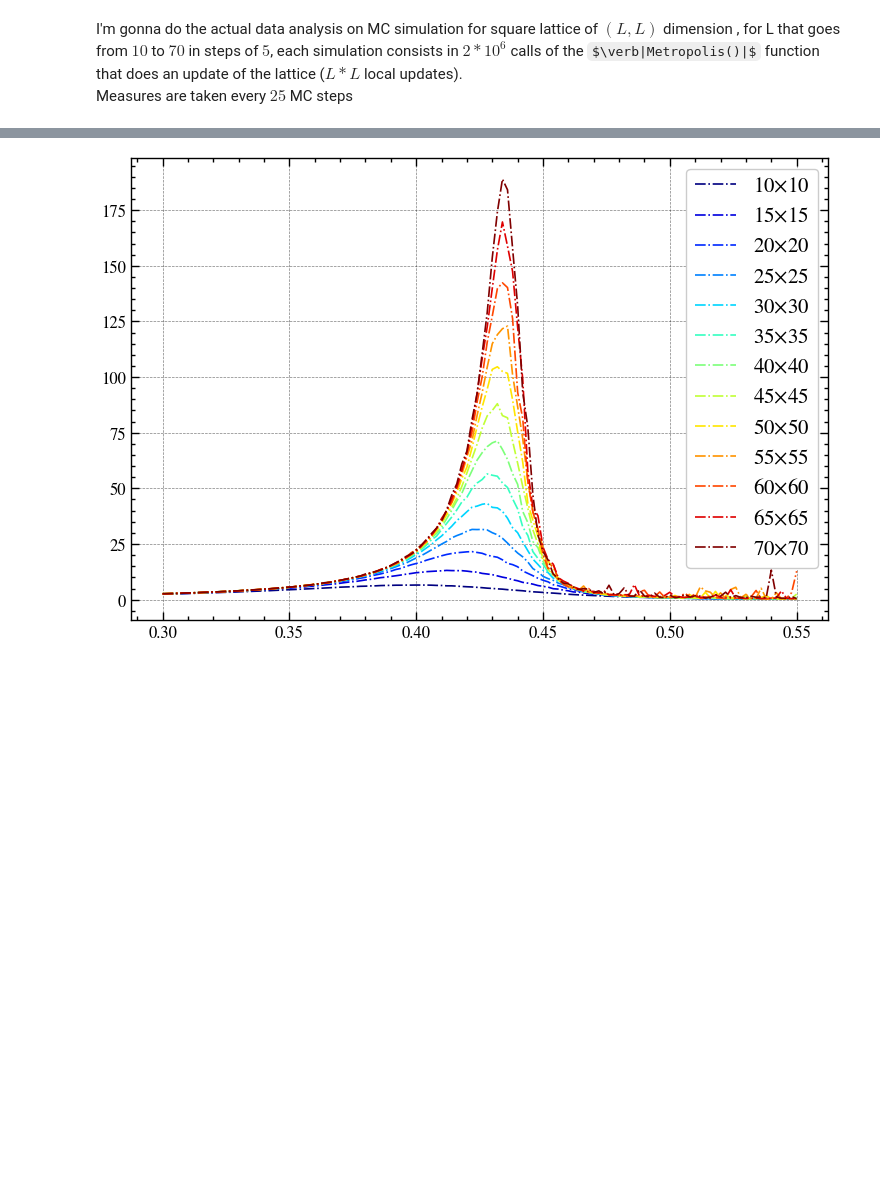
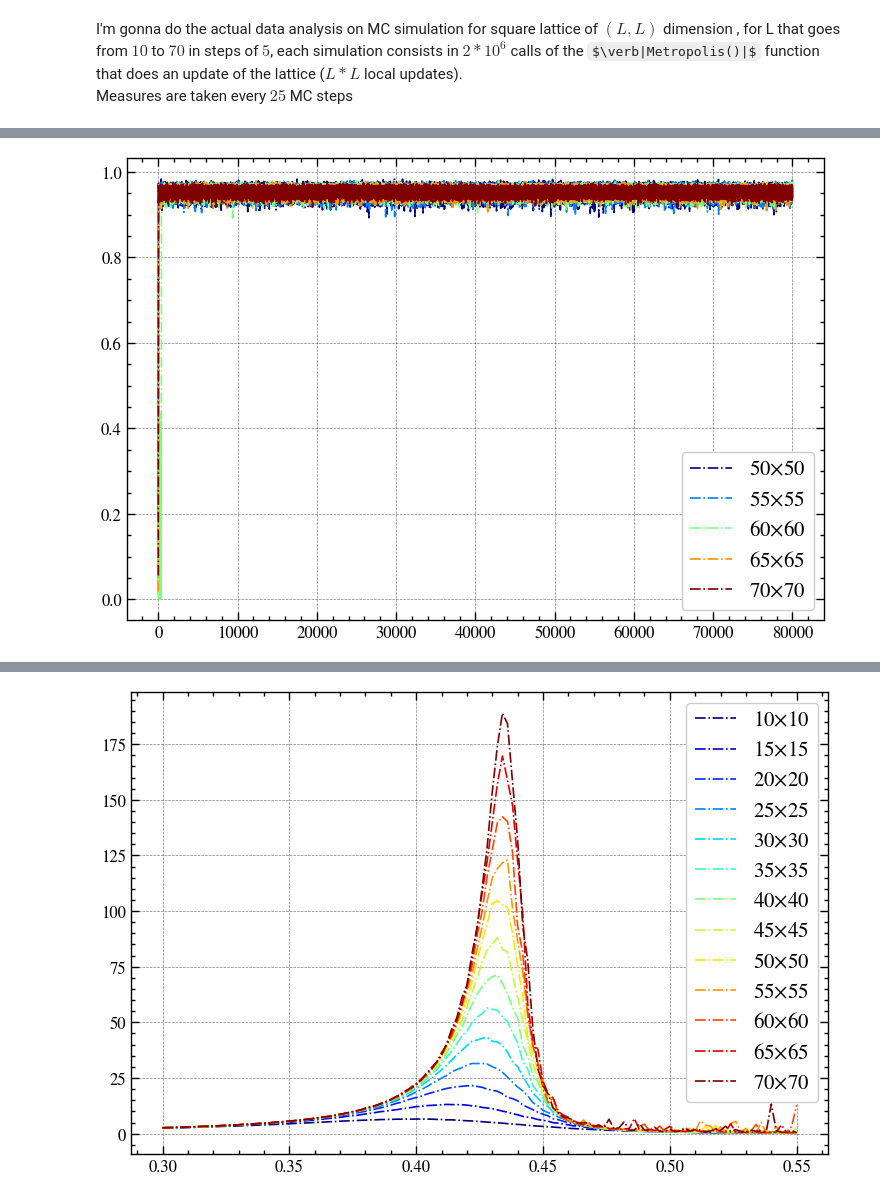
Before and after one commit to roberto-dionisio/numerical_methods, a Jupyter notebook: Ising_model/analysis+term.ipynb, the cells around one changed output, grey strips where cells are left out. Cells and saved outputs as stored; diff of their text form; code cells hidden in the pictures; some formulas as TeX source; blank space fills up the shorter version.

```diff
--- a/Ising_model/analysis+term.ipynb
+++ b/Ising_model/analysis+term.ipynb
@@ -106,12 +117,14 @@ plt.show()
 # %%
 #storie mc per grossi reticoli e grossi beta
 as_matrix = np.column_stack((bs,magnes_mat[:,0]))
 ind = as_matrix[:,0]
 files=np.arange(50,75,5)
-for file in files: plt.plot(np.abs(magnes_mat[ind==0.54,int(file/5 - 2)]),'-.',markersize='9', linewidth='1.2',label=rf'{file}$ \times ${file}',color=getColor('jet', len(files),int(((file-(files[0]-10)))/5 - 2)))
-plt.xlim(-50,600)
+for file in files: plt.plot(np.abs(magnes_mat[ind==0.55,int(file/5 - 2)]),'-.',markersize='9', linewidth='1.2',label=rf'{file}$ \times ${file}',color=getColor('jet', len(files),int(((file-(files[0]-10)))/5 - 2)))
+#plt.xlim(-50,600)
 plt.legend()
 plt.show()
+# %% [output]
+[figure, added]
 # %%
 #NOw let's collect all the data both magnetization and energy and then calculate the susceptibility
 beta_exp = np.round(np.arange(0.3,0.55,0.002), decimals=3)
```
Also changed, not shown: parts of 37 cells of this notebook.
